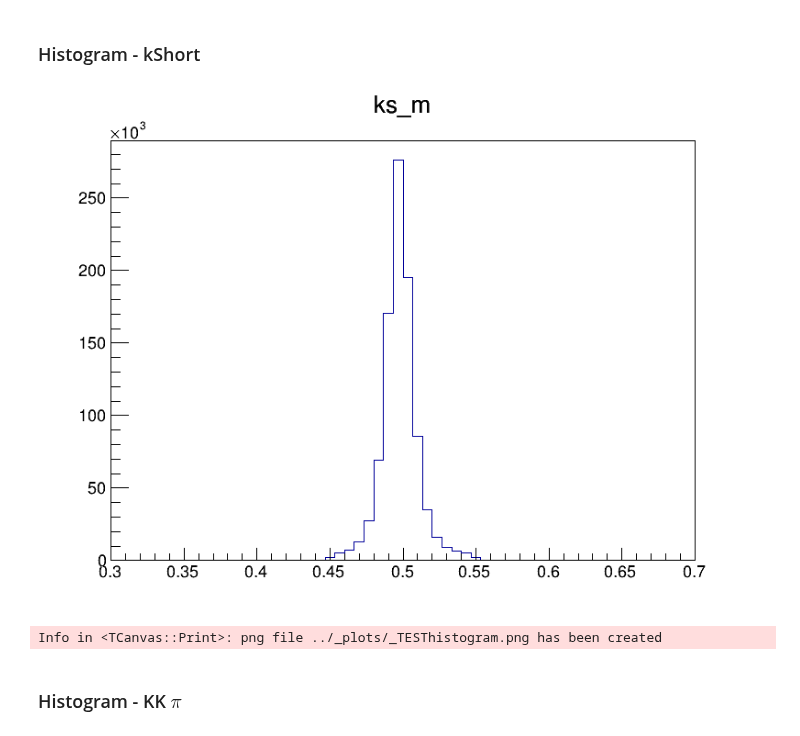
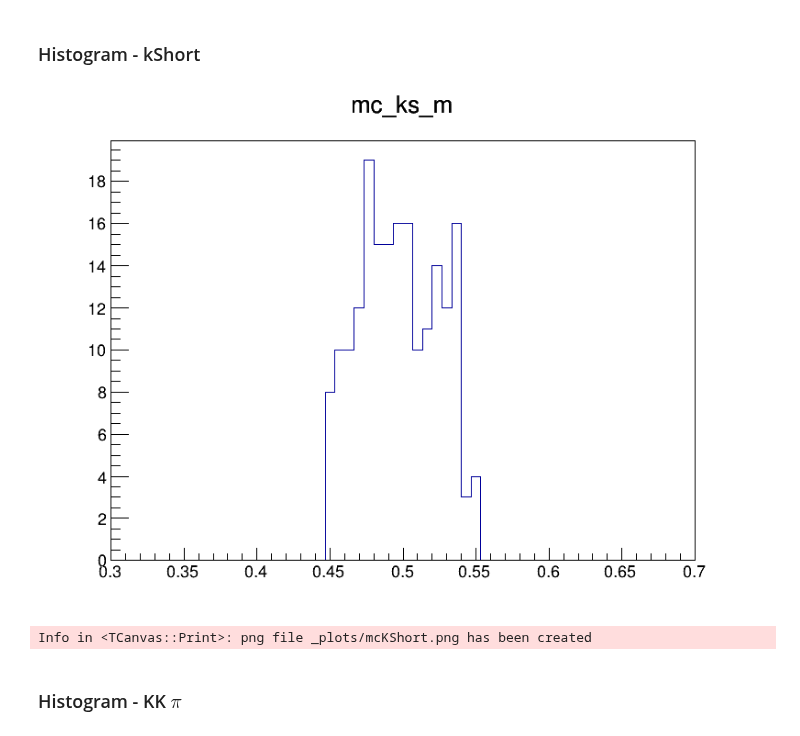
Before and after one commit to dancbart/gluex, a Jupyter notebook: monteCarlo/mcAnalysis/mcKKpi_flat_bx2_analysis.ipynb, the cells around one changed output. Cells and saved outputs as stored; diff of their text form; code cells hidden in the pictures.

```diff
--- a/monteCarlo/mcAnalysis/mcKKpi_flat_bx2_analysis.ipynb
+++ b/monteCarlo/mcAnalysis/mcKKpi_flat_bx2_analysis.ipynb
@@ -63,4 +83,4 @@ def buildDataFrame(fileName, treeName):
 
     return df
 
-dfKKpi = buildDataFrame("KKpi_flat_bestX2_2017.root", "pipkmks__B4_M16;1")
+dfKKpi = buildDataFrame("KKpi_mc_vTYLER.root", "pipkmks_flat_bestX2")
@@ -86,28 +104,28 @@ select_KKpi = 'KKpi_m >= 1.0 && KKpi_m <= 1.8' # Select KKpi
 # %%
 from IPython.display import Image, display
 
 def analysis(df):
 
     ######## APPLY CUTS ########
     dfFiltered = df.Filter(pathlength_sig).Filter(select_kShort) \
     ############################
 
     canvas = ROOT.TCanvas("c", "c", 800, 600)
-    h1 = dfFiltered.Histo1D(('ks_m', 'ks_m', 60, 0.3, 0.7), 'ks_m')
+    h1 = dfFiltered.Histo1D(('ks_m', 'mc_ks_m', 60, 0.3, 0.7), 'ks_m') # arguments: (name, title, bins, min, max), column
     h1.SetStats(False)
     h1.Draw()
 
-    img_path = "../_plots/_TESThistogram.png"
+    img_path = "_plots/mcKShort.png"
     canvas.SaveAs(img_path)  # Saves the canvas as an image
     canvas.Close()
 
     display(Image(filename=img_path))
 
 
 analysis(dfKKpi)
 # %% [output]
-[figure, old version]
+[figure, new version]
-Info in <TCanvas::Print>: png file ../_plots/_TESThistogram.png has been created
+Info in <TCanvas::Print>: png file _plots/mcKShort.png has been created
 # %% [markdown]
 ### Histogram - KK $\pi$
 # %%
```
Also changed, not shown: parts of 6 cells of this notebook.
